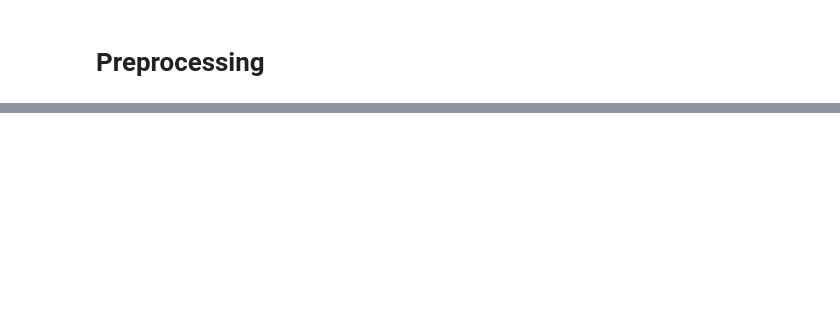
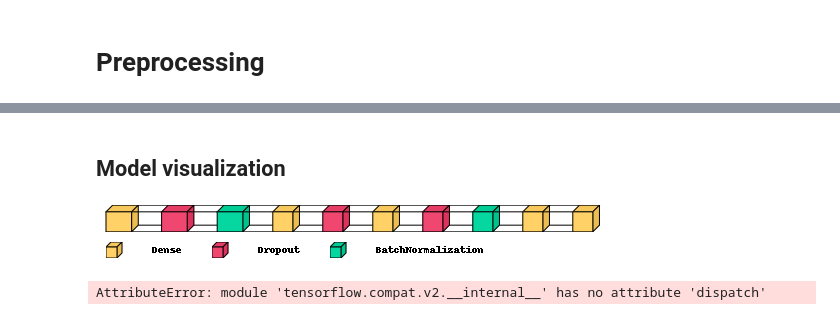
Before and after one commit to relew/NLP, a Jupyter notebook: Disaster_detection/NLP_first.ipynb, the cells around one changed output, grey strips where cells are left out. Cells and saved outputs as stored; diff of their text form; code cells hidden in the pictures; blank space fills up the shorter version.

```diff
--- a/Disaster_detection/NLP_first.ipynb
+++ b/Disaster_detection/NLP_first.ipynb
@@ -386,0 +454,28 @@ plt.show()
+# %%
+X, Y = np.array(embed_matrix), lb.transform(df_train['target'].tolist())
+# %%
+from sklearn.model_selection import train_test_split
+train_x, test_x, train_y, test_y = train_test_split(X, Y, test_size = 0.15, shuffle=True, random_state=48)
+# %%
+#create the model
+model = tf.keras.Sequential()
+model.add(tf.keras.Input(shape=512))
+model.add(tf.keras.layers.Dense(units=256, activation='relu',  kernel_regularizer='l2'))
+model.add(tf.keras.layers.Dropout(0.5))
+model.add(tf.keras.layers.BatchNormalization())
+model.add(tf.keras.layers.Dense(units=128, activation='relu',  kernel_regularizer='l2'))
+model.add(tf.keras.layers.Dropout(rate = .5))
+model.add(tf.keras.layers.Dense(units=64, activation='relu',  kernel_regularizer='l2'))
+model.add(tf.keras.layers.Dropout(0.5))
+model.add(tf.keras.layers.BatchNormalization())
+model.add(tf.keras.layers.Dense(units=32, activation='relu',  kernel_regularizer='l2'))
+model.add(tf.keras.layers.Dense(units=1, activation='sigmoid'))
+
+#add metrics calculations
+model.compile(optimizer = tf.keras.optimizers.Adam(learning_rate = 0.001),
+              loss = tf.keras.losses.BinaryCrossentropy(),
+              metrics =['accuracy'])
+#callback
+callback = tf.keras.callbacks.EarlyStopping(monitor='val_loss', patience=3, restore_best_weights=True)
+# %%
+model.fit(train_x , train_y, epochs=50, batch_size=10, validation_split=0.3, shuffle=False, callbacks=[callback])
@@ -386,0 +501,2 @@ plt.show()
+# %% [markdown]
+## Model visualization
@@ -386,0 +505,9 @@ plt.show()
+# %%
+visualkeras.layered_view(model ,legend=True, draw_volume=True, spacing=30)
+# %% [output]
+[figure, added]
+# %%
+from keras.utils.vis_utils import plot_model
+plot_model(model, show_shapes=True, show_layer_names=True)
+# %% [output]
+AttributeError: module 'tensorflow.compat.v2.__internal__' has no attribute 'dispatch'
```
Also changed, not shown: parts of 24 cells of this notebook, 4 other files.
